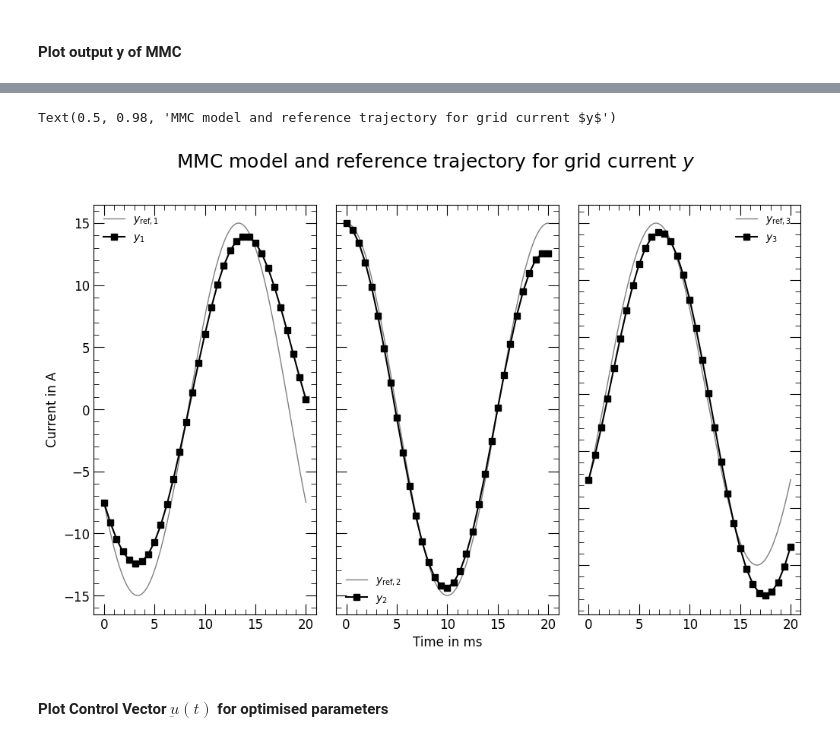
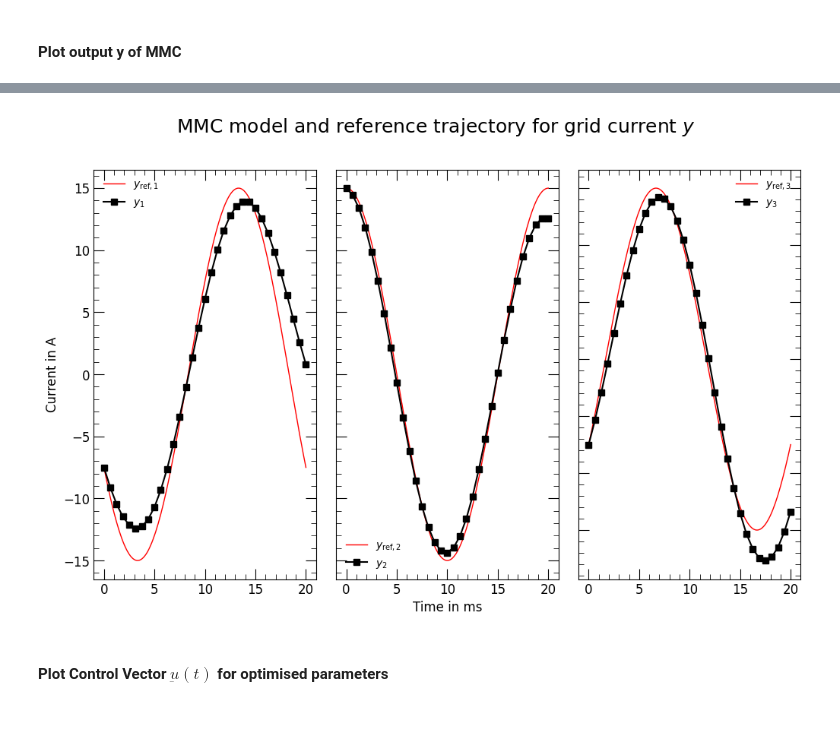
Before and after one commit to skeilbach/MathSEE, a Jupyter notebook: MMC_UMbridge_Client.ipynb, the cells around one changed output, grey strips where cells are left out. Cells and saved outputs as stored; diff of their text form; code cells hidden in the pictures.

```diff
--- a/MMC_UMbridge_Client.ipynb
+++ b/MMC_UMbridge_Client.ipynb
@@ -269,5 +235,4 @@ for i in range(3):
 # %%
-#REDO Plots
 import matplotlib.gridspec as gridspec
 import seaborn as sns
 
@@ -286,7 +251,7 @@ gs.update(wspace=0.2,hspace=0.1)
 
 #Generate first panel
 xtr_subsplot = fig.add_subplot(gs[0:4,0:2])
-plt.plot(t_eval*1e3,y_model_reference[:,0],color="gray",linewidth=1,label=r"$y_{{\text{{ref}},{}}}$".format(1))
+plt.plot(t_eval*1e3,y_model_reference[:,0],color="red",linewidth=1,label=r"$y_{{\text{{ref}},{}}}$".format(1))
 plt.plot(t_eval[::5]*1e3,y_model_optimised[::5,0],color="black",linestyle="-",marker="s",label=r"$y_{}$".format(1))
 
 plt.minorticks_on()
@@ -297,44 +262,43 @@ plt.tick_params(labelbottom=True, labeltop=False, labelright=False, labelleft=Tr
 plt.tick_params(direction="in", which="minor", length=5, bottom=True, top=True, left=True, right=True)
 plt.tick_params(direction="in", which="major", length=10, bottom=True, top=True, left=True, right=True)
 
-plt.ylabel('Current in A',fontsize=12)  # Replace with your actual y-axis label
+plt.ylabel('Current in A',fontsize=12)
 
 plt.legend(frameon=False)
 
 #Second panel
 xtr_subsplot = fig.add_subplot(gs[0:4,2:4])
-plt.plot(t_eval*1e3,y_model_reference[:,1],color="gray",linewidth=1,label=r"$y_{{\text{{ref}},{}}}$".format(2))
+plt.plot(t_eval*1e3,y_model_reference[:,1],color="red",linewidth=1,label=r"$y_{{\text{{ref}},{}}}$".format(2))
 plt.plot(t_eval[::5]*1e3,y_model_optimised[::5,1],color="black",linestyle="-",marker="s",label=r"$y_{}$".format(2))
 
 plt.minorticks_on()
 plt.tick_params(direction="in", right=True, top=True)
 plt.tick_params(labelbottom=True, labeltop=False, labelright=False, labelleft=False)
 plt.tick_params(labelsize=12)
 plt.tick_params(direction="in", which="minor", length=5, bottom=True, top=True, left=True, right=True)
 plt.tick_params(direction="in", which="major", length=10, bottom=True, top=True, left=True, right=True)
 plt.xlabel('Time in ms',fontsize=12)
 
 plt.legend(frameon=False)
 
 #Second panel
 xtr_subsplot = fig.add_subplot(gs[0:4,4:6])
-plt.plot(t_eval*1e3,y_model_reference[:,2],color="gray",linewidth=1,label=r"$y_{{\text{{ref}},{}}}$".format(3))
+plt.plot(t_eval*1e3,y_model_reference[:,2],color="red",linewidth=1,label=r"$y_{{\text{{ref}},{}}}$".format(3))
 plt.plot(t_eval[::5]*1e3,y_model_optimised[::5,2],color="black",linestyle="-",marker="s",label=r"$y_{}$".format(3))
 
 plt.minorticks_on()
 plt.tick_params(direction="in", right=True, top=True)
 plt.tick_params(labelsize=12)
 plt.tick_params(labelbottom=True, labeltop=False, labelright=False, labelleft=False)
 
 plt.tick_params(direction="in", which="minor", length=5, bottom=True, top=True, left=True, right=True)
 plt.tick_params(direction="in", which="major", length=10, bottom=True, top=True, left=True, right=True)
 
 plt.legend(frameon=False)
 fig.suptitle(r"MMC model and reference trajectory for grid current $y$",fontsize=18)
 
 plt.savefig(f".\y.png",dpi=300,bbox_inches="tight")
 # %% [output]
-Text(0.5, 0.98, 'MMC model and reference trajectory for grid current $y$')
-[figure, old version]
+[figure, new version]
 # %% [markdown]
 #### Plot Control Vector $\underbar{u}(t)$ for optimised parameters
```
Also changed, not shown: parts of 15 cells of this notebook, 1 other file.
